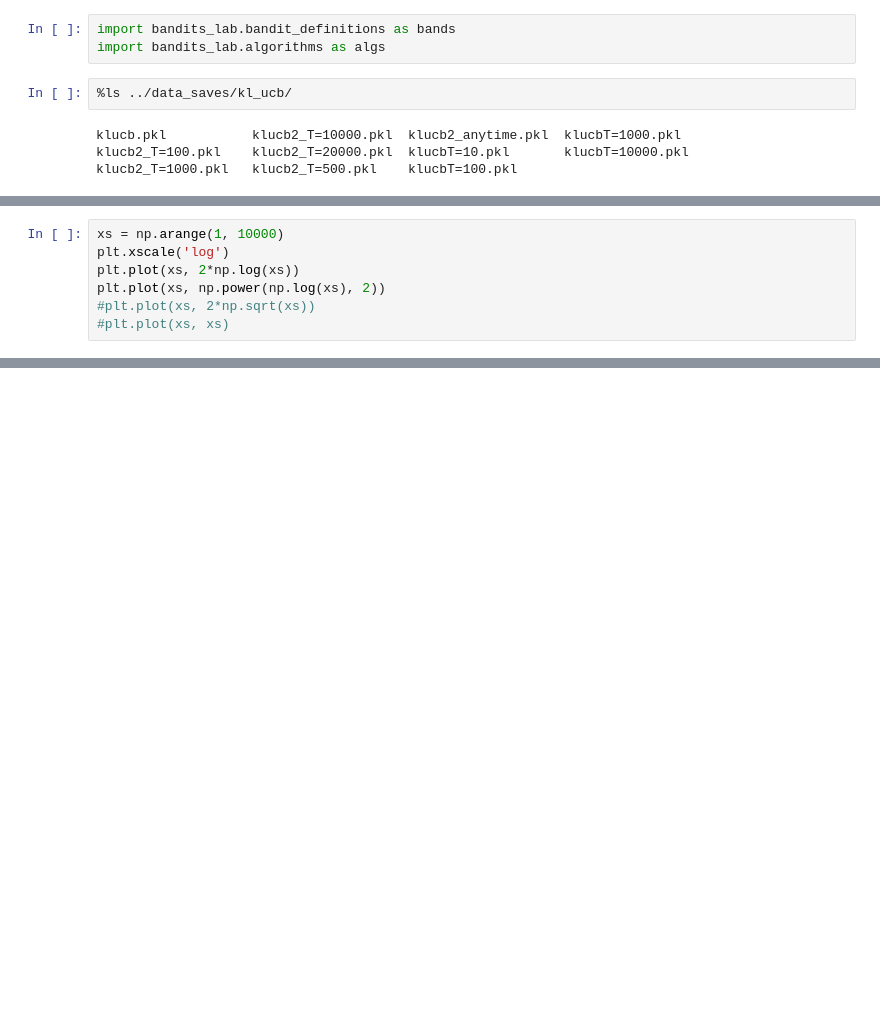
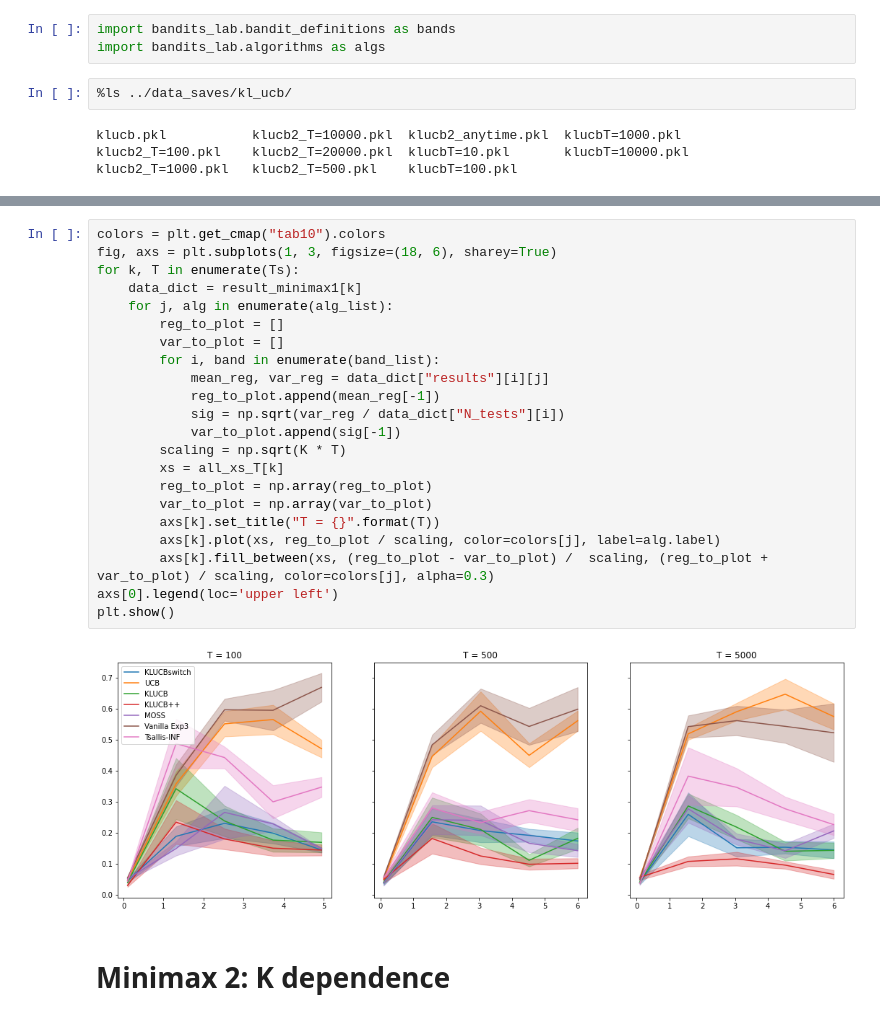
Before and after one commit to H2DI/bandits_lab, a Jupyter notebook: notebooks/KLUCB.ipynb, the cells around one changed output, grey strips where cells are left out. Drawn from its saved outputs; the diff is of its cells as text; blank space fills up the shorter version.

```diff
--- a/notebooks/KLUCB.ipynb
+++ b/notebooks/KLUCB.ipynb
@@ -261,7 +17,0 @@ print('worst possible perf : ',str(T * np.array(delta_max)))
-# %%
-xs = np.arange(1, 10000)
-plt.xscale('log')
-plt.plot(xs, 2*np.log(xs))
-plt.plot(xs, np.power(np.log(xs), 2))
-#plt.plot(xs, 2*np.sqrt(xs))
-#plt.plot(xs, xs)
@@ -489,0 +255,26 @@ plot_and_save(data_dict,
+# %%
+colors = plt.get_cmap("tab10").colors
+fig, axs = plt.subplots(1, 3, figsize=(18, 6), sharey=True)
+for k, T in enumerate(Ts):
+    data_dict = result_minimax1[k]
+    for j, alg in enumerate(alg_list):
+        reg_to_plot = []
+        var_to_plot = []
+        for i, band in enumerate(band_list):
+            mean_reg, var_reg = data_dict["results"][i][j]
+            reg_to_plot.append(mean_reg[-1])
+            sig = np.sqrt(var_reg / data_dict["N_tests"][i])
+            var_to_plot.append(sig[-1])
+        scaling = np.sqrt(K * T)
+        xs = all_xs_T[k]
+        reg_to_plot = np.array(reg_to_plot)
+        var_to_plot = np.array(var_to_plot)
+        axs[k].set_title("T = {}".format(T))
+        axs[k].plot(xs, reg_to_plot / scaling, color=colors[j], label=alg.label)
+        axs[k].fill_between(xs, (reg_to_plot - var_to_plot) /  scaling, (reg_to_plot + var_to_plot) / scaling, color=colors[j], alpha=0.3)
+axs[0].legend(loc='upper left')
+plt.show()
+# %% [output]
+[figure, added]
+# %% [markdown]
+# Minimax 2: K dependence
```
Also changed, not shown: parts of 49 cells of this notebook, 7 other files.
